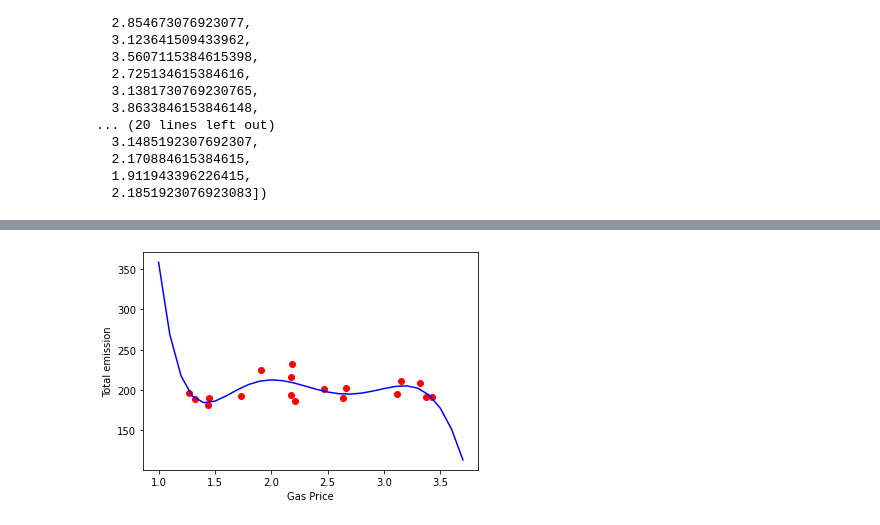
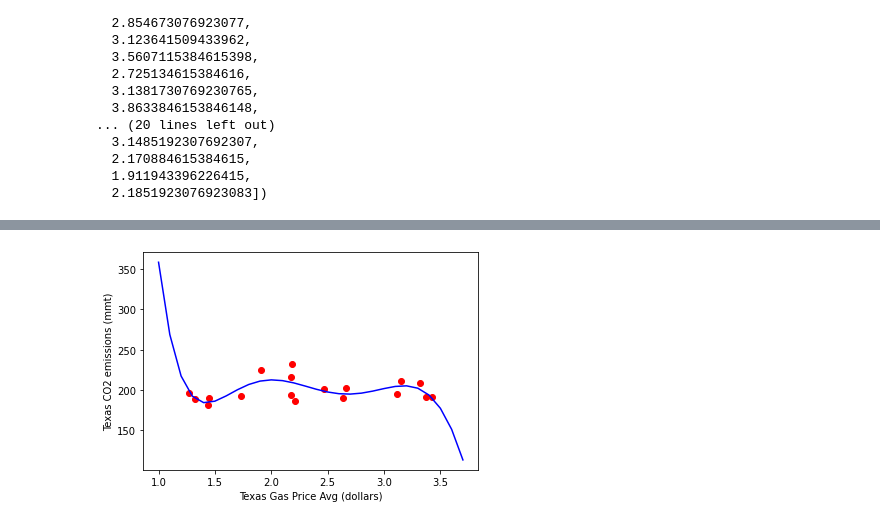
Before and after one commit to ykim879/machine.learning.project, a Jupyter notebook: polynomial_regressions.ipynb, the cells around one changed output, grey strips where cells are left out. Saved outputs shown, nothing was run; the diff lists cells and outputs as text; code cells hidden in the pictures.

```diff
--- a/polynomial_regressions.ipynb
+++ b/polynomial_regressions.ipynb
@@ -250,23 +362,23 @@ pred,pol_reg3.coef_,pol_reg3.intercept_
 # %%
-#Performing Polynomial regression for Texas
+#Performing Polynomial regression for Texas gas prices
 from sklearn.preprocessing import PolynomialFeatures
 tx_emission=carbon_emission.loc[45].tolist()[1:-2]
 tx_emission_sample = tx_emission[20:38]
 poly_reg_4 = PolynomialFeatures(degree=6)
 X_poly_3 = poly_reg_4.fit_transform(np.array(gas_prices_tx).reshape(-1,1))
 pol_reg4 = linear_model.LinearRegression()
 pol_reg4.fit(X_poly_3,np.array(tx_emission_sample).reshape(-1,1))
 pred = pol_reg4.predict(X_poly_3)
 gp3 = np.arange(1,3.75,0.1)
 p3=pol_reg4.predict(poly_reg_4.fit_transform(gp3.reshape(-1,1)))
 plt.scatter(gas_prices_tx,tx_emission_sample,color='red')
 plt.plot(gp3,p3,color='blue')
-plt.xlabel('Gas Price')
-plt.ylabel('Total emission')
+plt.xlabel('Texas Gas Price Avg (dollars)')
+plt.ylabel('Texas CO2 emissions (mmt)')
 plt.show()
 pred,pol_reg4.coef_,pol_reg4.intercept_
 # %% [output]
-[figure, old version]
+[figure, new version]
 (array([[184.28257823],
         [189.23844904],
         [196.99494509],
```
Also changed, not shown: parts of 10 cells of this notebook.
